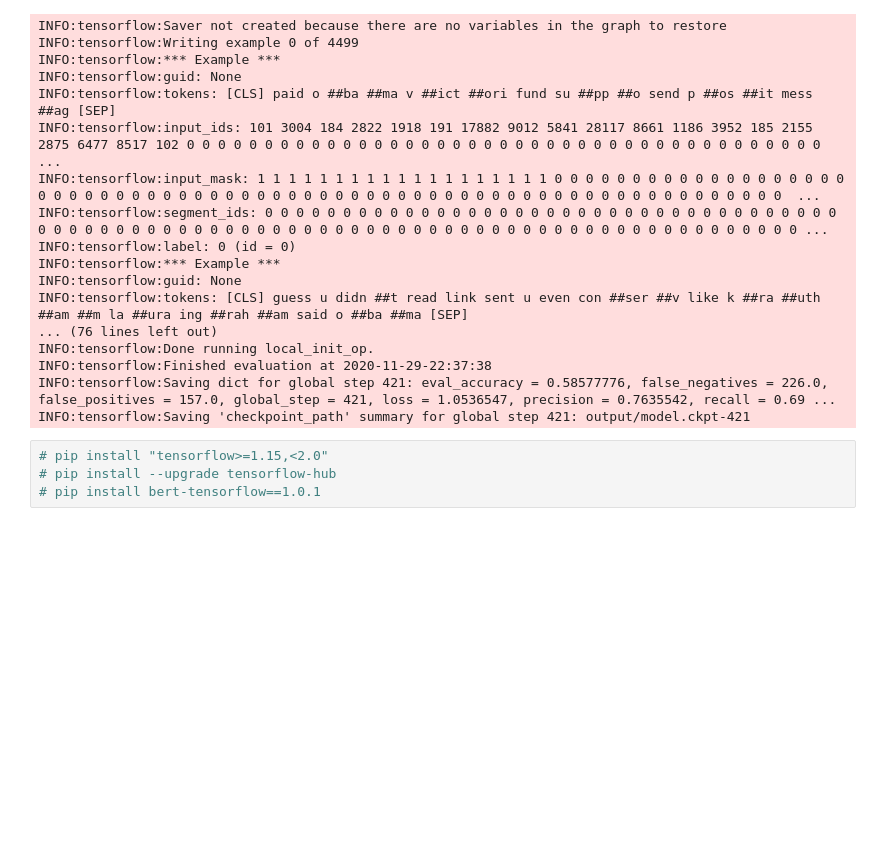
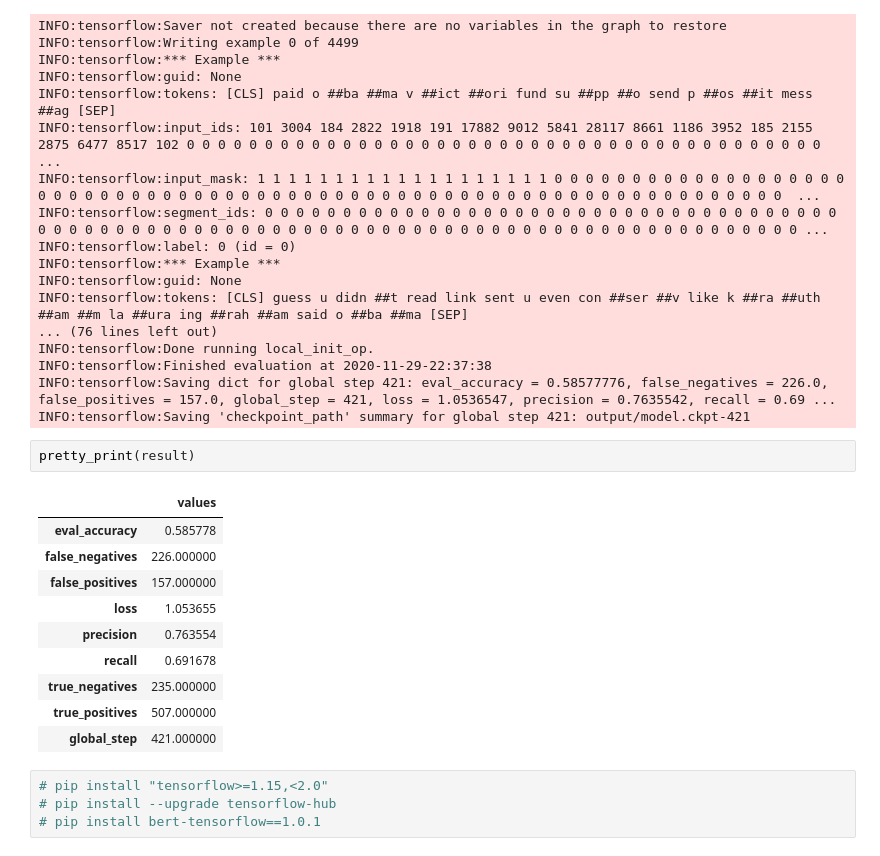
Before and after one commit to chiehhsi/Tweets_Sentiment_Analysis, a Jupyter notebook: BERT.ipynb, the cells around one changed output. Cells and saved outputs as stored; diff of their text form; blank space fills up the shorter version.

```diff
--- a/BERT.ipynb
+++ b/BERT.ipynb
@@ -362,6 +363,19 @@ INFO:tensorflow:Done running local_init_op.
 INFO:tensorflow:Finished evaluation at 2020-11-29-22:37:38
 INFO:tensorflow:Saving dict for global step 421: eval_accuracy = 0.58577776, false_negatives = 226.0, false_positives = 157.0, global_step = 421, loss = 1.0536547, precision = 0.7635542, recall = 0.69 ...
 INFO:tensorflow:Saving 'checkpoint_path' summary for global step 421: output/model.ckpt-421
+# %%
+pretty_print(result)
+# %% [output]
+|  | values |
+| eval_accuracy | 0.585778 |
+| false_negatives | 226.000000 |
+| false_positives | 157.000000 |
+| loss | 1.053655 |
+| precision | 0.763554 |
+| recall | 0.691678 |
+| true_negatives | 235.000000 |
+| true_positives | 507.000000 |
+| global_step | 421.000000 |
 # %%
 # pip install "tensorflow>=1.15,<2.0"
 # pip install --upgrade tensorflow-hub
```
Also changed, not shown: parts of 1 cell of this notebook.
